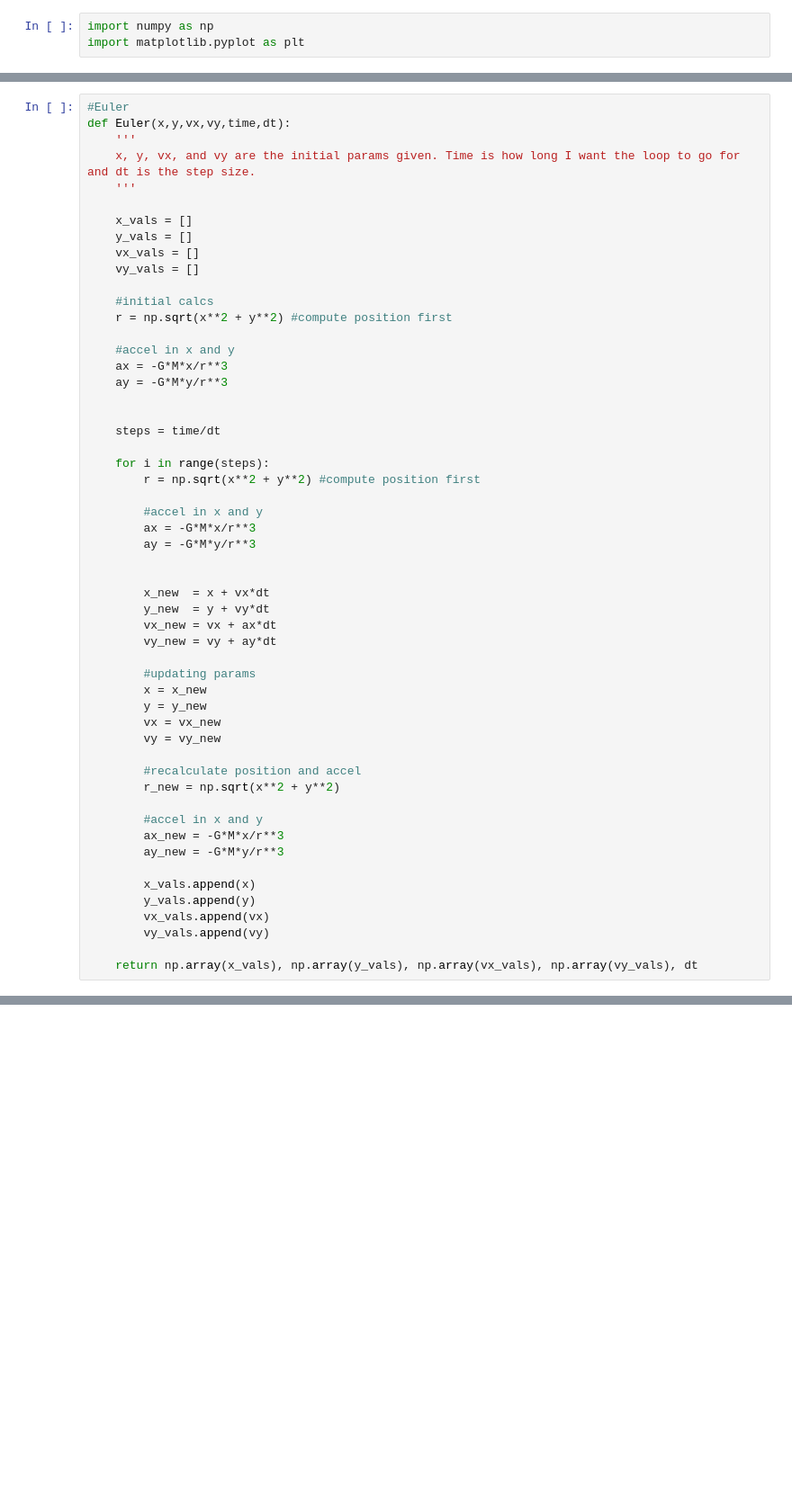
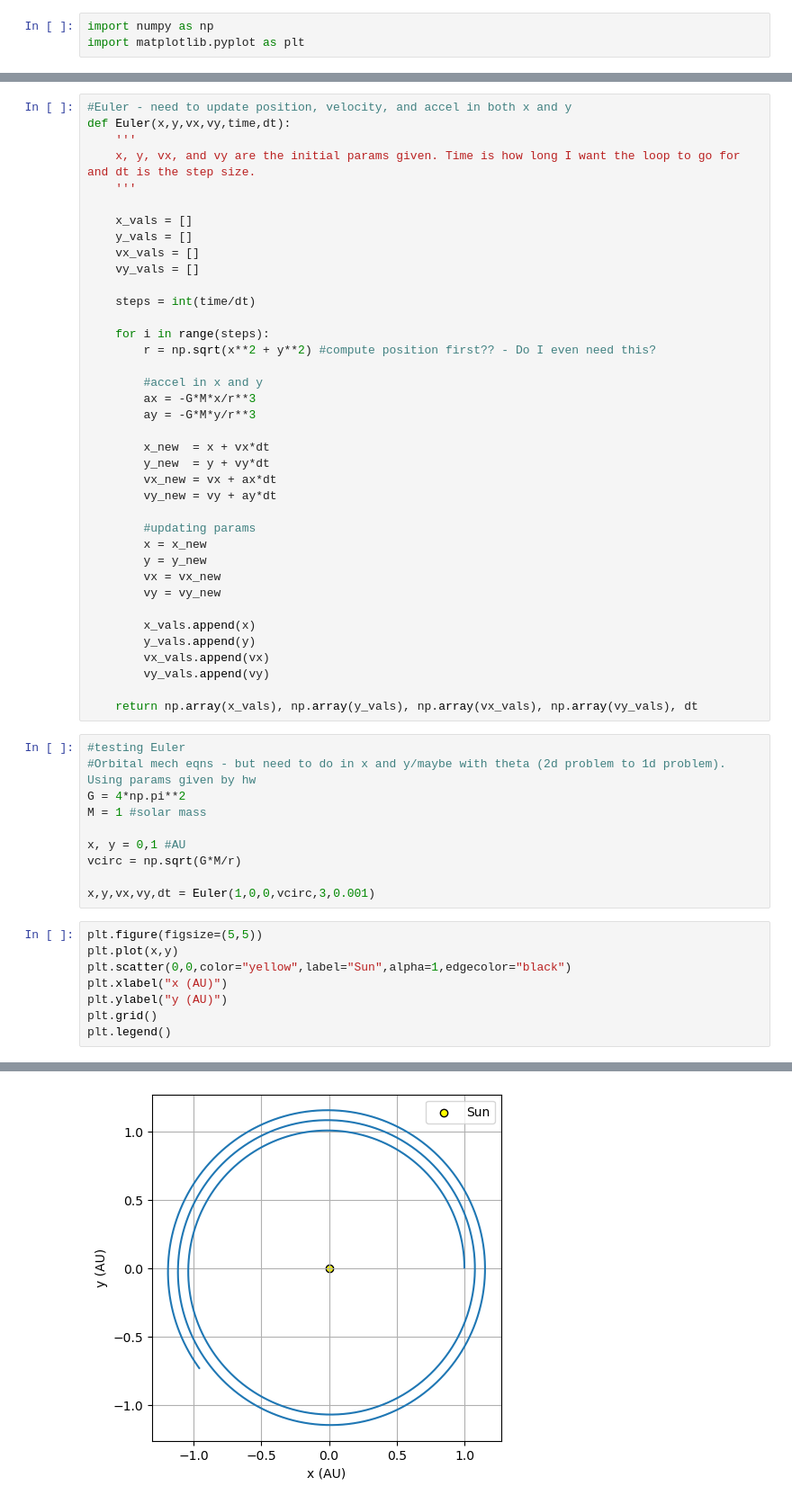
Before and after one commit to kparrine/Computational_Astro, a Jupyter notebook: C4/C4.ipynb, the cells around one changed output, grey strips where cells are left out. Shown at 90% size. Drawn from its saved outputs; the diff is of its cells as text; blank space fills up the shorter version.

Commit message:
Plotting Earth orbit

```diff
--- a/C4/C4.ipynb
+++ b/C4/C4.ipynb
@@ -14,5 +4,5 @@ vcirc = np.sqrt(G*M/d)
 # %%
-#Euler
+#Euler - need to update position, velocity, and accel in both x and y
 def Euler(x,y,vx,vy,time,dt):
     '''
     x, y, vx, and vy are the initial params given. Time is how long I want the loop to go for and dt is the step size.
@@ -23,23 +13,14 @@ def Euler(x,y,vx,vy,time,dt):
     vx_vals = []
     vy_vals = []
 
-    #initial calcs
-    r = np.sqrt(x**2 + y**2) #compute position first
-
-    #accel in x and y
-    ax = -G*M*x/r**3
-    ay = -G*M*y/r**3
-
-
-    steps = time/dt
+    steps = int(time/dt)
 
     for i in range(steps):
-        r = np.sqrt(x**2 + y**2) #compute position first
+        r = np.sqrt(x**2 + y**2) #compute position first?? - Do I even need this?
 
         #accel in x and y
         ax = -G*M*x/r**3
         ay = -G*M*y/r**3
-
 
         x_new  = x + vx*dt
         y_new  = y + vy*dt
@@ -52,16 +33,28 @@ def Euler(x,y,vx,vy,time,dt):
         vx = vx_new
         vy = vy_new
 
-        #recalculate position and accel
-        r_new = np.sqrt(x**2 + y**2)
-
-        #accel in x and y
-        ax_new = -G*M*x/r**3
-        ay_new = -G*M*y/r**3
-
         x_vals.append(x)
         y_vals.append(y)
         vx_vals.append(vx)
         vy_vals.append(vy)
 
     return np.array(x_vals), np.array(y_vals), np.array(vx_vals), np.array(vy_vals), dt
+# %%
+#testing Euler
+#Orbital mech eqns - but need to do in x and y/maybe with theta (2d problem to 1d problem). Using params given by hw
+G = 4*np.pi**2
+M = 1 #solar mass
+
+x, y = 0,1 #AU
+vcirc = np.sqrt(G*M/r)
+
+x,y,vx,vy,dt = Euler(1,0,0,vcirc,3,0.001)
+# %%
+plt.figure(figsize=(5,5))
+plt.plot(x,y)
+plt.scatter(0,0,color="yellow",label="Sun",alpha=1,edgecolor="black")
+plt.xlabel("x (AU)")
+plt.ylabel("y (AU)")
+plt.grid()
+plt.legend()
+# %% [output]
@@ -68,3 +62,4 @@ def Euler(x,y,vx,vy,time,dt):
+[figure, added]
 # %%
 #Leapfrog
 def leapfrog(xi,dt):
```
Also changed, not shown: parts of 3 cells of this notebook.
